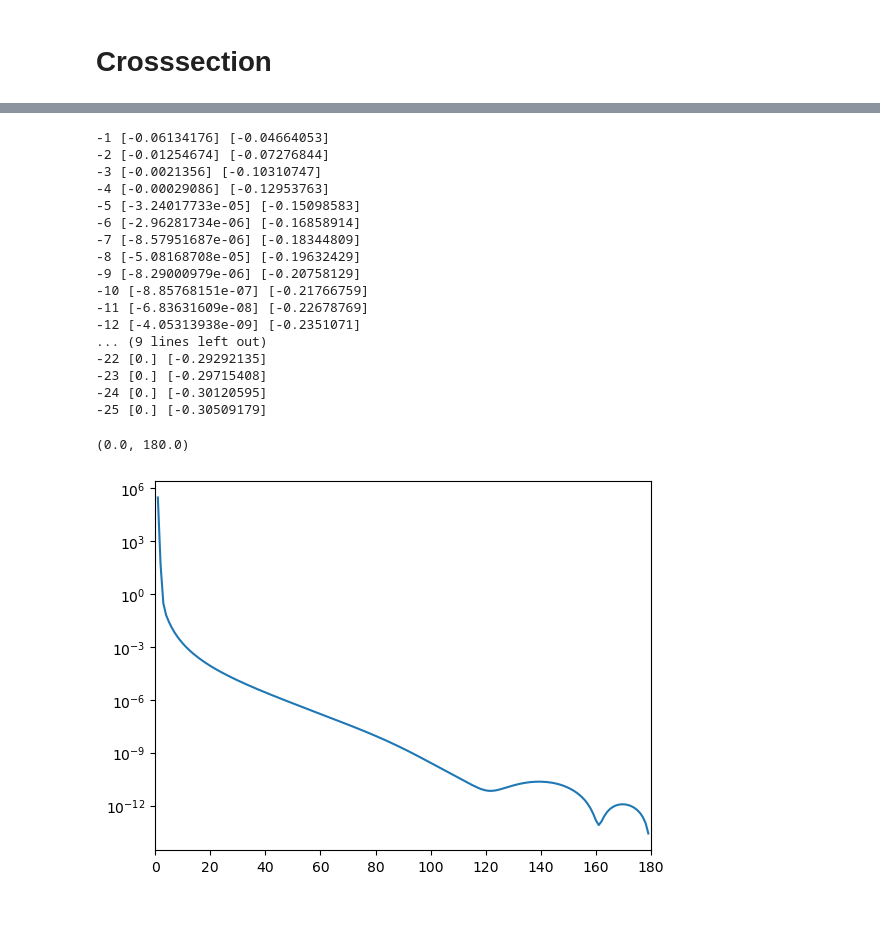
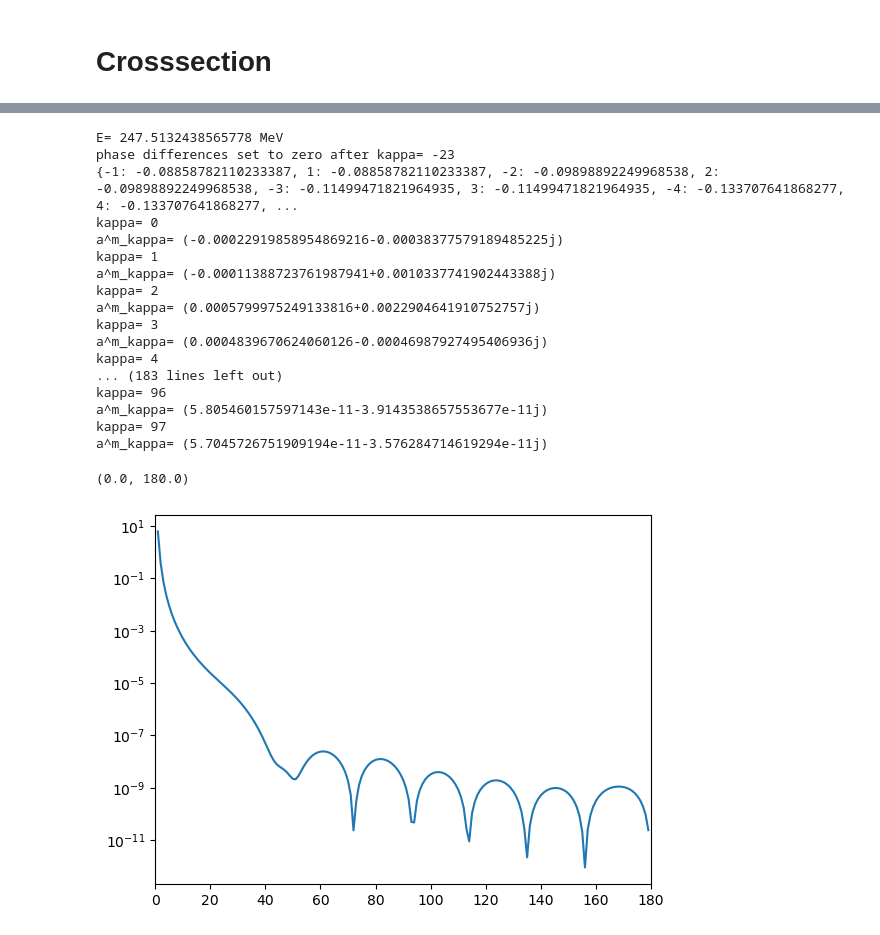
Before and after one commit to Partynumbers42/phasr, a Jupyter notebook: TemporaryTesting.ipynb, the cells around one changed output, grey strips where cells are left out. Saved outputs shown, nothing was run; the diff lists cells and outputs as text; code cells hidden in the pictures.

```diff
--- a/TemporaryTesting.ipynb
+++ b/TemporaryTesting.ipynb
@@ -1533,26 +1519,29 @@ for kappa in np.arange(-1,-25,-1):
 # %%
 theta=np.arange(1,180,1)
-plt.plot(theta,phr.crosssection_lepton_nucleus_scattering(150,theta*pi/180,Al,N_partial_waves=25))
-#plt.plot(theta,phr.crosssection_lepton_nucleus_scattering(150,theta*pi/180,Al,N_partial_waves=10,lepton_mas=100))
+plt.plot(theta,phr.crosssection_lepton_nucleus_scattering(250,theta*pi/180,Al,subtractions=3,N_partial_waves=100,recoil=True))
+#plt.plot(theta,phr.crosssection_lepton_nucleus_scattering(250,theta*pi/180,Al,N_partial_waves=50,recoil=True))
+#plt.plot(theta,phr.crosssection_lepton_nucleus_scattering(250,theta*pi/180,Al,N_partial_waves=100,recoil=True))
+#plt.plot(theta,phr.crosssection_lepton_nucleus_scattering(150,theta*pi/180,Al,N_partial_waves=20,lepton_mass=0.5))
+#plt.plot(theta,phr.crosssection_lepton_nucleus_scattering(150,theta*pi/180,Al,N_partial_waves=100,lepton_mass=1e-6))
 plt.yscale('log')
 plt.xlim(0,180)
 # %% [output]
--1 [-0.06134176] [-0.04664053]
--2 [-0.01254674] [-0.07276844]
--3 [-0.0021356] [-0.10310747]
--4 [-0.00029086] [-0.12953763]
--5 [-3.24017733e-05] [-0.15098583]
--6 [-2.96281734e-06] [-0.16858914]
--7 [-8.57951687e-06] [-0.18344809]
--8 [-5.08168708e-05] [-0.19632429]
--9 [-8.29000979e-06] [-0.20758129]
--10 [-8.85768151e-07] [-0.21766759]
--11 [-6.83631609e-08] [-0.22678769]
--12 [-4.05313938e-09] [-0.2351071]
-... (9 lines left out)
--22 [0.] [-0.29292135]
--23 [0.] [-0.29715408]
--24 [0.] [-0.30120595]
--25 [0.] [-0.30509179]
+E= 247.5132438565778 MeV
+phase differences set to zero after kappa= -23
+{-1: -0.08858782110233387, 1: -0.08858782110233387, -2: -0.09898892249968538, 2: -0.09898892249968538, -3: -0.11499471821964935, 3: -0.11499471821964935, -4: -0.133707641868277, 4: -0.133707641868277, ...
+kappa= 0
+a^m_kappa= (-0.00022919858954869216-0.00038377579189485225j)
+kappa= 1
+a^m_kappa= (-0.00011388723761987941+0.0010337741902443388j)
+kappa= 2
+a^m_kappa= (0.0005799975249133816+0.0022904641910752757j)
+kappa= 3
+a^m_kappa= (0.0004839670624060126-0.00046987927495406936j)
+kappa= 4
+... (183 lines left out)
+kappa= 96
+a^m_kappa= (5.805460157597143e-11-3.9143538657553677e-11j)
+kappa= 97
+a^m_kappa= (5.7045726751909194e-11-3.576284714619294e-11j)
 (0.0, 180.0)
-[figure, old version]
+[figure, new version]
```
Also changed, not shown: parts of 11 cells of this notebook, 2 other files.
